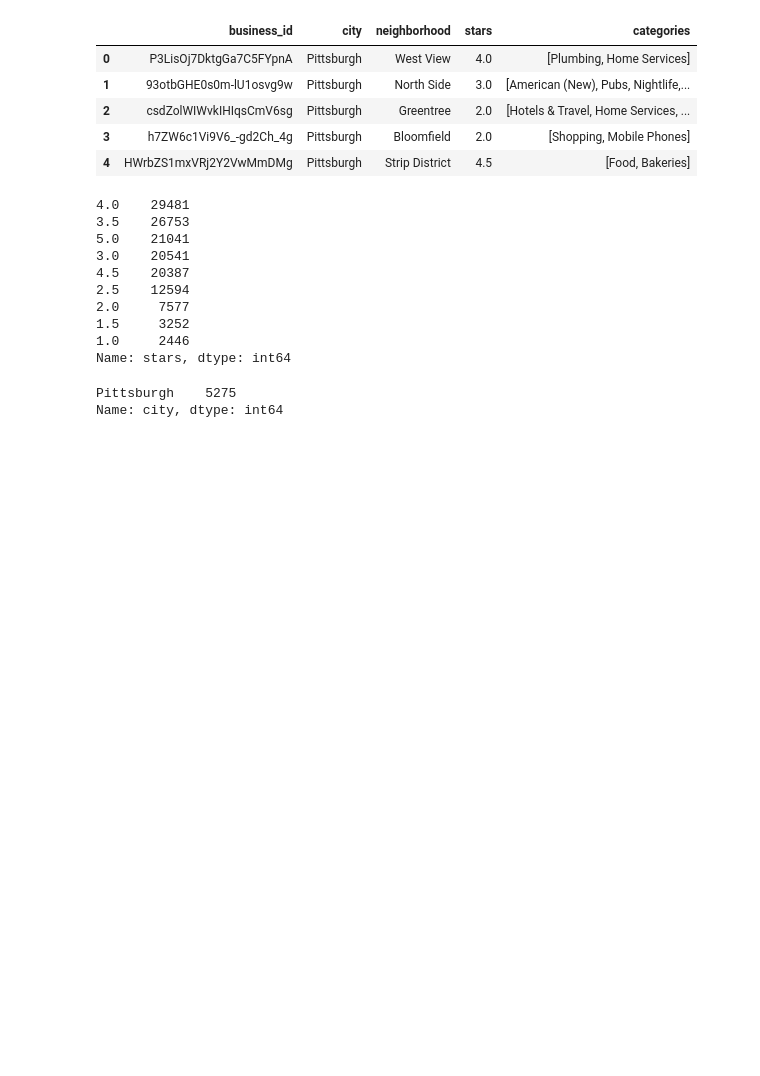
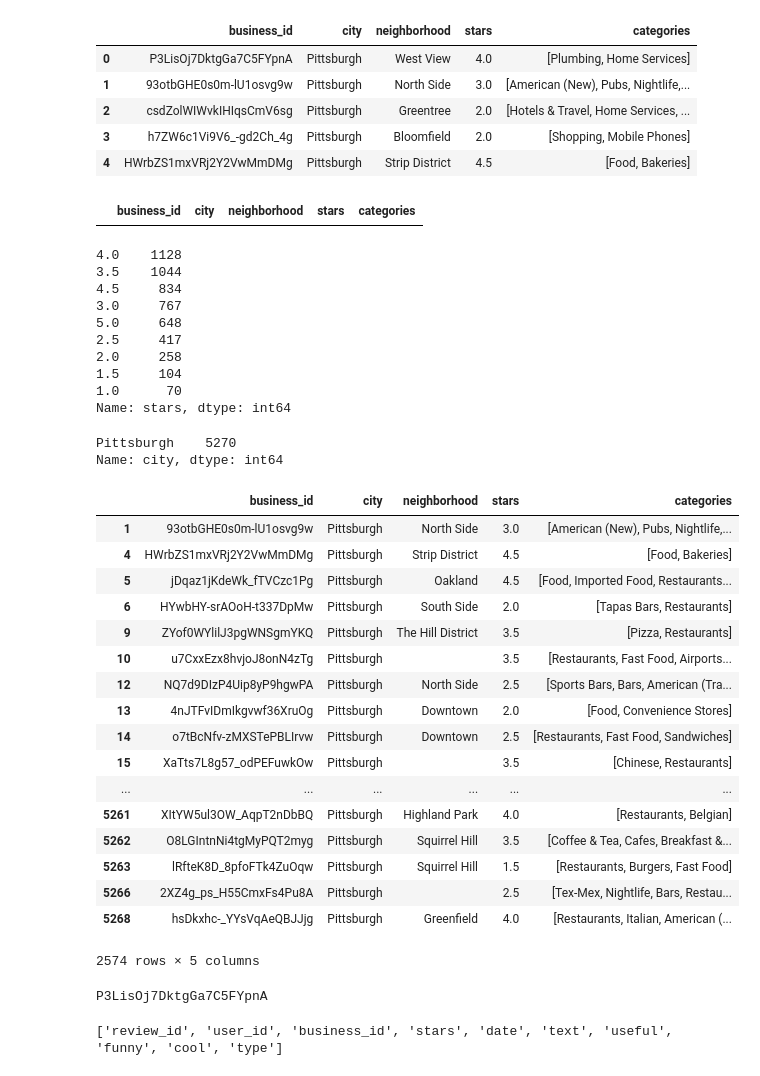
Before and after one commit to jackieyb/yelp-project, a Jupyter notebook: Yelp-servlet.ipynb, the cells around one changed output. Saved outputs shown, nothing was run; the diff lists cells and outputs as text; code cells hidden in the pictures; blank space fills up the shorter version.

Commit message:
filtered business by restaurants and created review dataframe based on those business ids

```diff
--- a/Yelp-servlet.ipynb
+++ b/Yelp-servlet.ipynb
@@ -33,7 +21,7 @@ import json
 #extract data from columns that we want on the city Pittsburgh
 target_columns = ["business_id","city","neighborhood","stars","categories"]
 
-data = []
+business_data = []
 
 with open(filename, 'r') as f:
     json_data = [json.loads(line) for line in f]
@@ -45,14 +33,14 @@ with open(filename, 'r') as f:
             for item in target_columns:
                 #print(row[item])
                 selected_row.append(row[item])
-            data.append(selected_row)
+            business_data.append(selected_row)
 
-print(data[0:3])
+print(business_data[0:3])
 # %% [output]
 [['P3LisOj7DktgGa7C5FYpnA', 'Pittsburgh', 'West View', 4.0, ['Plumbing', 'Home Services']], ['93otbGHE0s0m-lU1osvg9w', 'Pittsburgh', 'North Side', 3.0, ['American (New)', 'Pubs', 'Nightlife', 'Bars',  ...
 # %%
 #Read data into pandas
 import pandas as pd
 
-df = pd.DataFrame(data, columns = target_columns)
+b_df = pd.DataFrame(business_data, columns = target_columns)
 # %%
@@ -64,21 +52,57 @@ df.head()
 | 2 | csdZolWIWvkIHIqsCmV6sg | Pittsburgh | Greentree | 2.0 | [Hotels & Travel, Home Services, ... |
 | 3 | h7ZW6c1Vi9V6_-gd2Ch_4g | Pittsburgh | Bloomfield | 2.0 | [Shopping, Mobile Phones] |
 | 4 | HWrbZS1mxVRj2Y2VwMmDMg | Pittsburgh | Strip District | 4.5 | [Food, Bakeries] |
+# %%
+# how many nulls are in categories
+b_df[pd.isnull(b_df["categories"])]
+# %% [output]
+|  | business_id | city | neighborhood | stars | categories |
+# %%
+# drop rows with nones in categories columns
+b_df.dropna(axis=0,subset=["categories"],inplace=True)
 # %%
-df["stars"].value_counts()
+b_df["stars"].value_counts()
 # %% [output]
-4.0    29481
-3.5    26753
-5.0    21041
-3.0    20541
-4.5    20387
-2.5    12594
-2.0     7577
-1.5     3252
-1.0     2446
+4.0    1128
+3.5    1044
+4.5     834
+3.0     767
+5.0     648
+2.5     417
+2.0     258
+1.5     104
+1.0      70
 Name: stars, dtype: int64
 # %%
-df["city"].value_counts()
+b_df["city"].value_counts()
 # %% [output]
-Pittsburgh    5275
+Pittsburgh    5270
 Name: city, dtype: int64
+# %%
+# filter businesses that are food or restaurants
+b_df[b_df["categories"].apply(lambda x: any(i in ["Food","Restaurants"] for i in x))]
+#print(b_df)
+# %% [output]
+|  | business_id | city | neighborhood | stars | categories |
+| 1 | 93otbGHE0s0m-lU1osvg9w | Pittsburgh | North Side | 3.0 | [American (New), Pubs, Nightlife,... |
+| 4 | HWrbZS1mxVRj2Y2VwMmDMg | Pittsburgh | Strip District | 4.5 | [Food, Bakeries] |
+| 5 | jDqaz1jKdeWk_fTVCzc1Pg | Pittsburgh | Oakland | 4.5 | [Food, Imported Food, Restaurants... |
+| 6 | HYwbHY-srAOoH-t337DpMw | Pittsburgh | South Side | 2.0 | [Tapas Bars, Restaurants] |
+| 9 | ZYof0WYlilJ3pgWNSgmYKQ | Pittsburgh | The Hill District | 3.5 | [Pizza, Restaurants] |
+| 10 | u7CxxEzx8hvjoJ8onN4zTg | Pittsburgh |  | 3.5 | [Restaurants, Fast Food, Airports... |
+| 12 | NQ7d9DIzP4Uip8yP9hgwPA | Pittsburgh | North Side | 2.5 | [Sports Bars, Bars, American (Tra... |
+| 13 | 4nJTFvIDmIkgvwf36XruOg | Pittsburgh | Downtown | 2.0 | [Food, Convenience Stores] |
+| 14 | o7tBcNfv-zMXSTePBLIrvw | Pittsburgh | Downtown | 2.5 | [Restaurants, Fast Food, Sandwiches] |
+| 15 | XaTts7L8g57_odPEFuwkOw | Pittsburgh |  | 3.5 | [Chinese, Restaurants] |
+| ... | ... | ... | ... | ... | ... |
+| 5261 | XItYW5ul3OW_AqpT2nDbBQ | Pittsburgh | Highland Park | 4.0 | [Restaurants, Belgian] |
+| 5262 | O8LGIntnNi4tgMyPQT2myg | Pittsburgh | Squirrel Hill | 3.5 | [Coffee & Tea, Cafes, Breakfast &... |
+| 5263 | lRfteK8D_8pfoFTk4ZuOqw | Pittsburgh | Squirrel Hill | 1.5 | [Restaurants, Burgers, Fast Food] |
+| 5266 | 2XZ4g_ps_H55CmxFs4Pu8A | Pittsburgh |  | 2.5 | [Tex-Mex, Nightlife, Bars, Restau... |
+| 5268 | hsDkxhc-_YYsVqAeQBJJjg | Pittsburgh | Greenfield | 4.0 | [Restaurants, Italian, American (... |
+2574 rows × 5 columns
+# %%
+business_id_pittsburgh = b_df["business_id"].tolist()
+print(business_id_pittsburgh[0])
+# %% [output]
+P3LisOj7DktgGa7C5FYpnA
@@ -84,0 +113,11 @@ Name: city, dtype: int64
+# %%
+#extract column names
+import ijson
+
+review_filename = "yelp_academic_dataset_review.json"
+with open(review_filename ,'r') as f:
+    objects = next(ijson.items(f, ''))
+    r_column_names = list(objects)
+print(r_column_names)
+# %% [output]
+['review_id', 'user_id', 'business_id', 'stars', 'date', 'text', 'useful', 'funny', 'cool', 'type']
```
Also changed, not shown: parts of 6 cells of this notebook.
